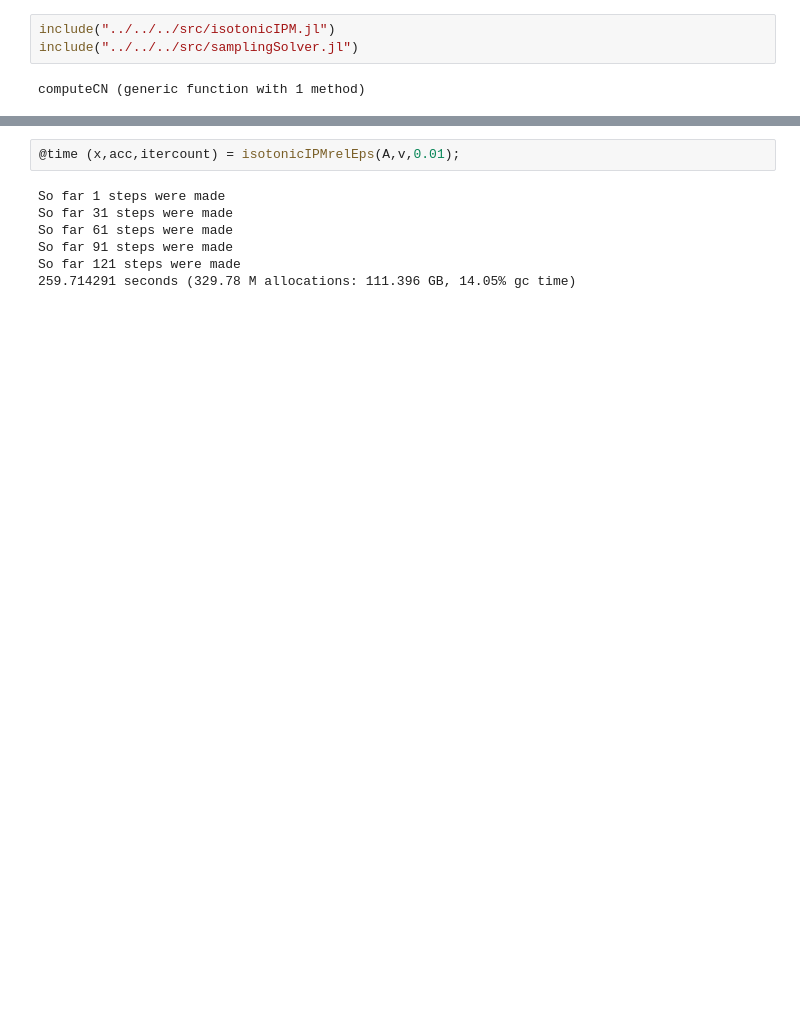
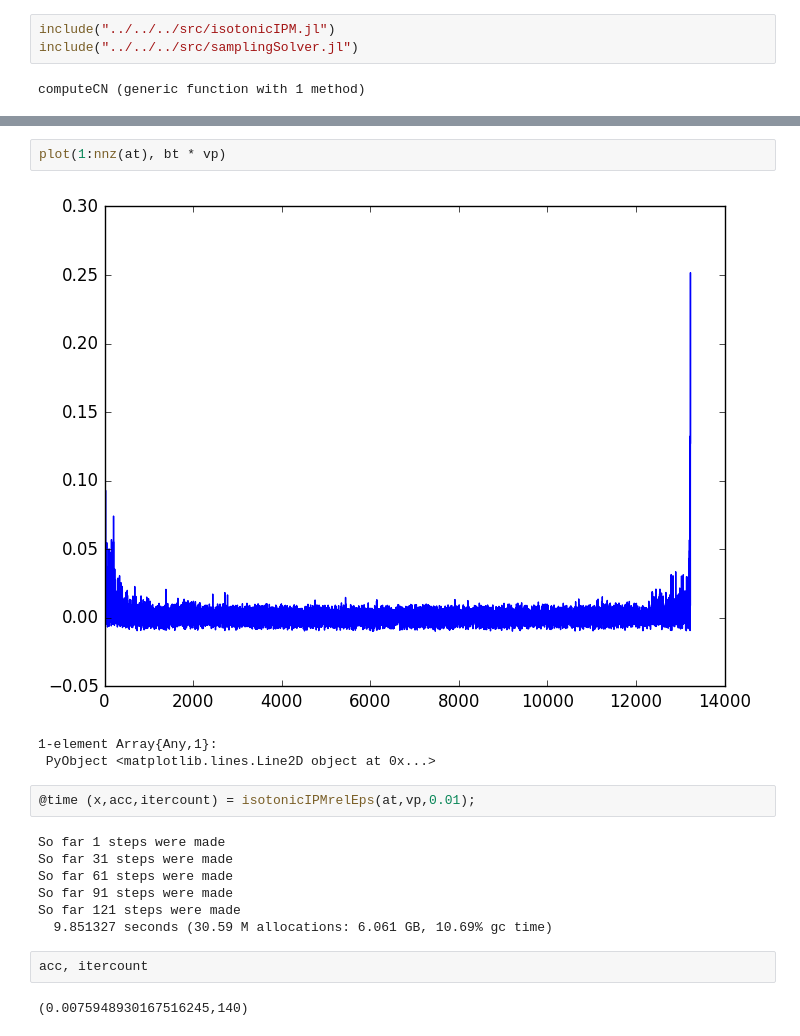
Before and after one commit to danspielman/Laplacians.jl, a Jupyter notebook: debug/Solver Testing/week 6/testing isotonic regression.ipynb, the cells around one changed output, grey strips where cells are left out. Cells and saved outputs as stored; diff of their text form; blank space fills up the shorter version.

```diff
--- a/debug/Solver Testing/week 6/testing isotonic regression.ipynb
+++ b/debug/Solver Testing/week 6/testing isotonic regression.ipynb
@@ -21,11 +33,21 @@ v = permMat*v;
+# %%
+plot(1:nnz(at), bt * vp)
+# %% [output]
+[figure, added]
+1-element Array{Any,1}:
+ PyObject <matplotlib.lines.Line2D object at 0x...>
 # %%
-@time (x,acc,itercount) = isotonicIPMrelEps(A,v,0.01);
+@time (x,acc,itercount) = isotonicIPMrelEps(at,vp,0.01);
 # %% [output]
 So far 1 steps were made
 So far 31 steps were made
 So far 61 steps were made
 So far 91 steps were made
 So far 121 steps were made
-259.714291 seconds (329.78 M allocations: 111.396 GB, 14.05% gc time)
+  9.851327 seconds (30.59 M allocations: 6.061 GB, 10.69% gc time)
+# %%
+acc, itercount
+# %% [output]
+(0.0075948930167516245,140)
 # %%
 tic()
```
Also changed, not shown: parts of 15 cells of this notebook, 6 other files.
